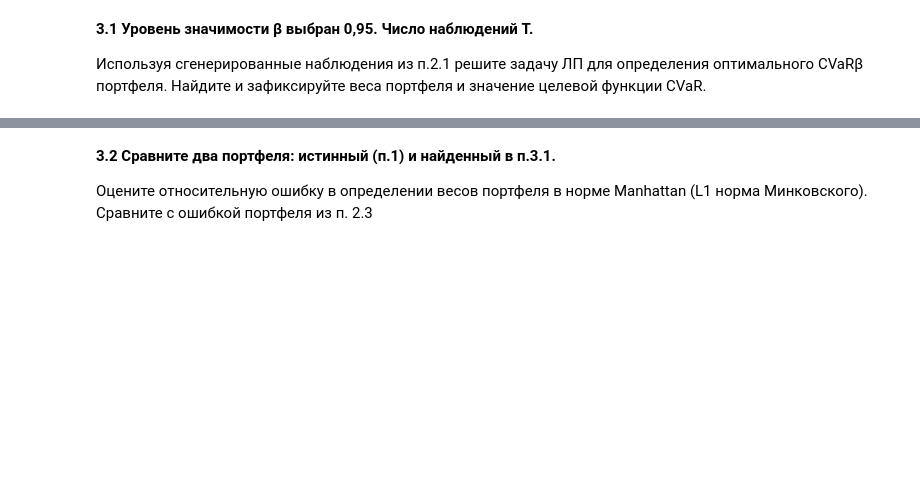
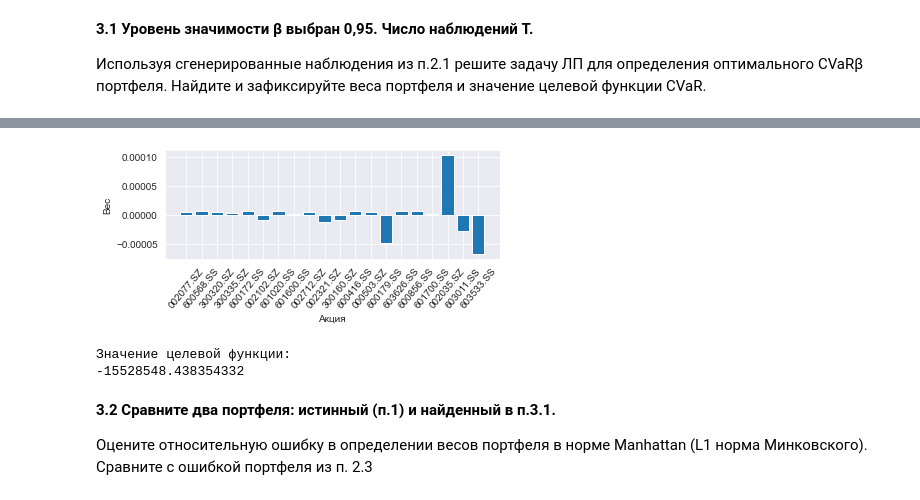
Before and after one commit to CodeSopranos/lab-3-financial-operations, a Jupyter notebook: report.ipynb, the cells around one changed output, grey strips where cells are left out. Cells and saved outputs as stored; diff of their text form; code cells hidden in the pictures; blank space fills up the shorter version.

```diff
--- a/report.ipynb
+++ b/report.ipynb
@@ -515,3 +585,14 @@ pass
+# %%
+plot_weights_histogram(X_est_cvar - 0.05, selected20)
+# %% [output]
+[figure, added]
+# %%
+objective_function_cvar_value = objective_function_cvar(X_est_cvar, beta, T, r_matrix_gen)
+print('Значение целевой функции:')
+pprint.pprint(objective_function_cvar_value)
+# %% [output]
+Значение целевой функции:
+-15528548.438354332
 # %% [markdown]
 **3.2 Сравните два портфеля: истинный (п.1) и найденный в п.3.1.**
 
```
Also changed, not shown: parts of 25 cells of this notebook.
